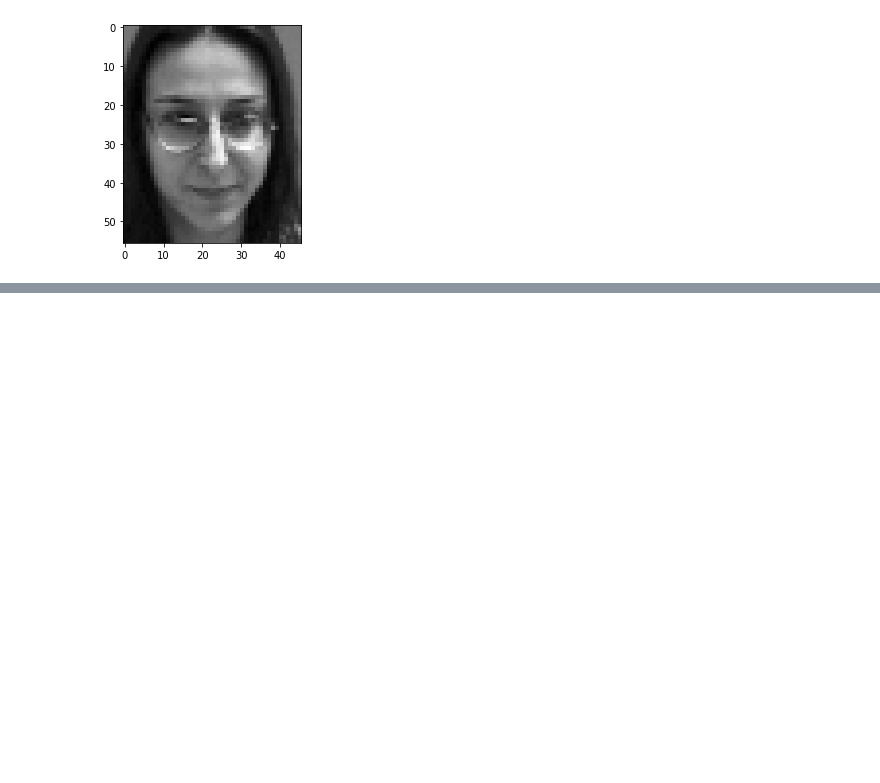
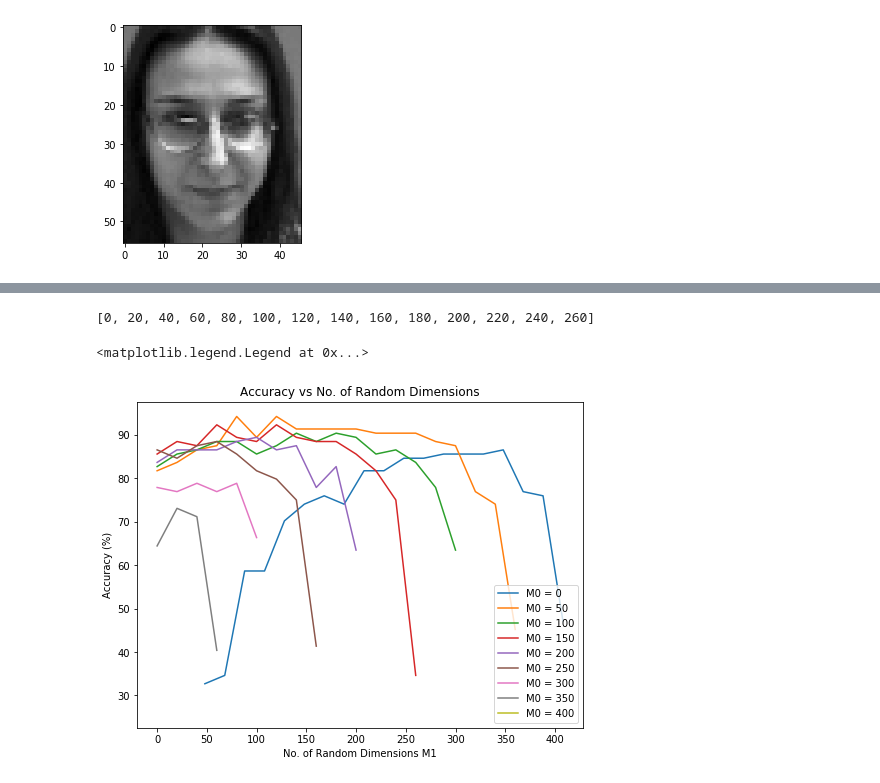
Before and after one commit to pedromonteiro18/Pattern_Recognition, a Jupyter notebook: Q3.ipynb, the cells around one changed output, grey strips where cells are left out. Drawn from its saved outputs; the diff is of its cells as text; code cells hidden in the pictures; blank space fills up the shorter version.

```diff
--- a/Q3.ipynb
+++ b/Q3.ipynb
@@ -417,0 +881,14 @@ plt.imshow(image.T, cmap= 'gist_gray')
+# %%
+print (num_M1[3])
+plt.figure(figsize=(8.0, 6.0))
+for i in range(len(num_M0)):
+    plt.plot(num_M1[i], acc_varying_subspace[i], label='M0 = '+str(num_M0[i]))
+
+plt.title('Accuracy vs No. of Random Dimensions')
+plt.xlabel('No. of Random Dimensions M1')
+plt.ylabel('Accuracy (%)')
+plt.legend(loc='lower right')
+# %% [output]
+[0, 20, 40, 60, 80, 100, 120, 140, 160, 180, 200, 220, 240, 260]
+<matplotlib.legend.Legend at 0x...>
+[figure, added]
```
Also changed, not shown: parts of 9 cells of this notebook.
